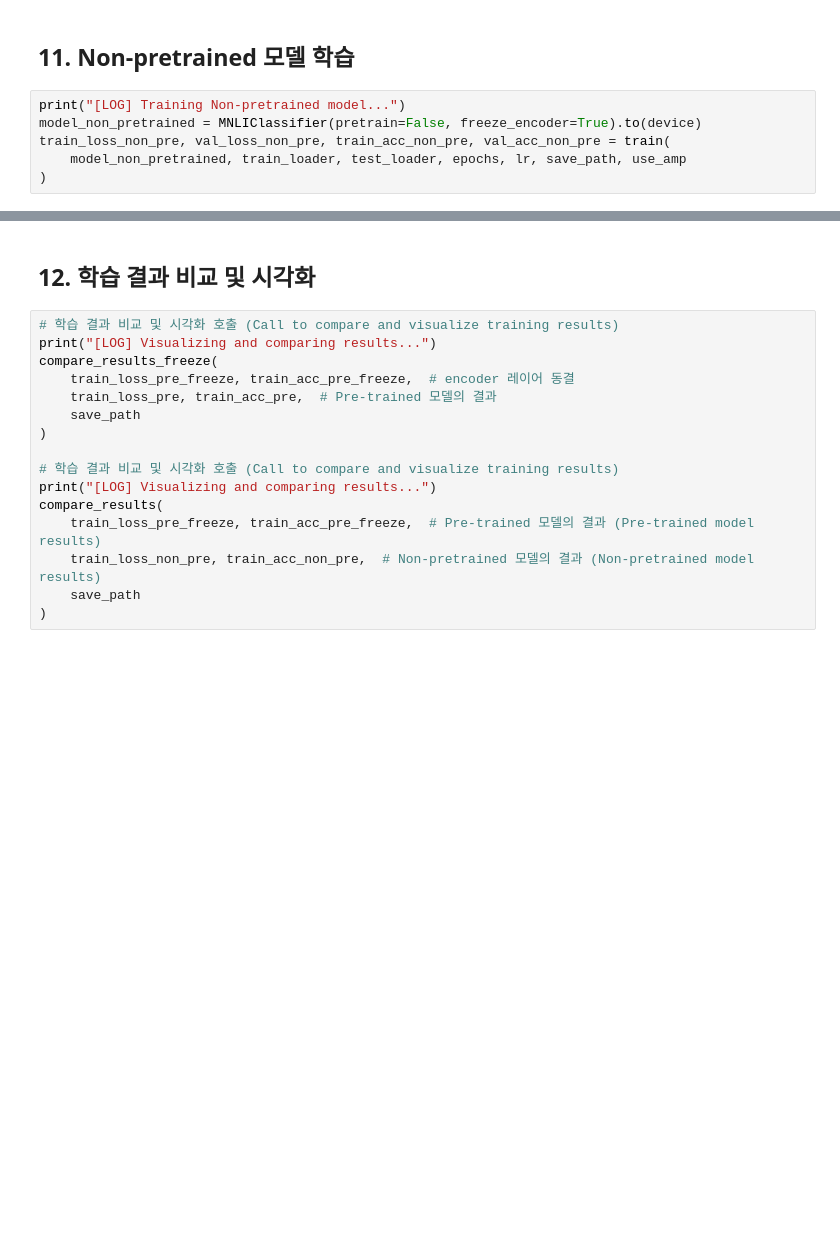
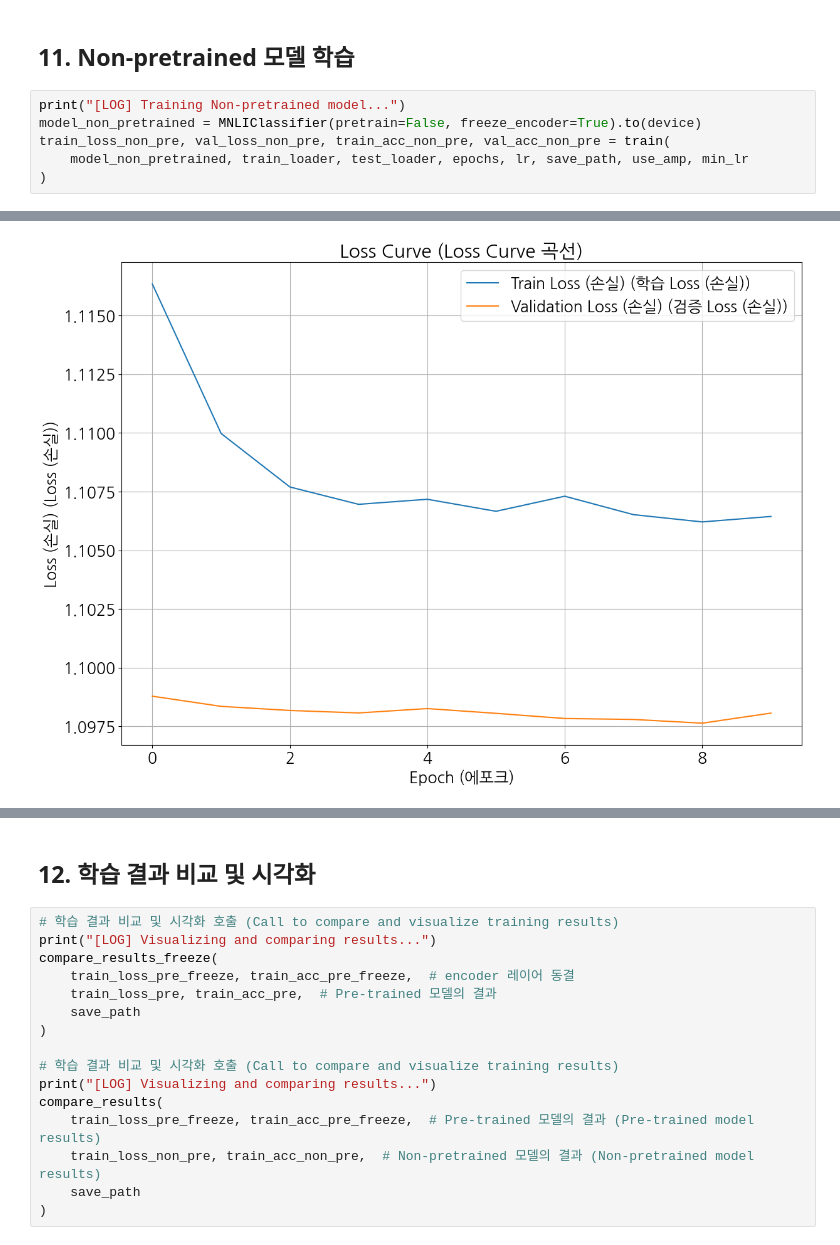
Before and after one commit to mc-friday/hanghaeAI, a Jupyter notebook: [3주차]심화과제.ipynb, the cells around one changed output, grey strips where cells are left out. Cells and saved outputs as stored; diff of their text form; blank space fills up the shorter version.

```diff
--- a/[3주차]심화과제.ipynb
+++ b/[3주차]심화과제.ipynb
@@ -398,5 +435,6 @@ train_loss_pre, val_loss_pre, train_acc_pre, val_acc_pre = train(
 print("[LOG] Training Non-pretrained model...")
 model_non_pretrained = MNLIClassifier(pretrain=False, freeze_encoder=True).to(device)
 train_loss_non_pre, val_loss_non_pre, train_acc_non_pre, val_acc_non_pre = train(
-    model_non_pretrained, train_loader, test_loader, epochs, lr, save_path, use_amp
+    model_non_pretrained, train_loader, test_loader, epochs, lr, save_path, use_amp, min_lr
 )
+# %% [output]
@@ -402,0 +452 @@ train_loss_non_pre, val_loss_non_pre, train_acc_non_pre, val_acc_non_pre = train
+[figure, added]
```
Also changed, not shown: parts of 25 cells of this notebook.
